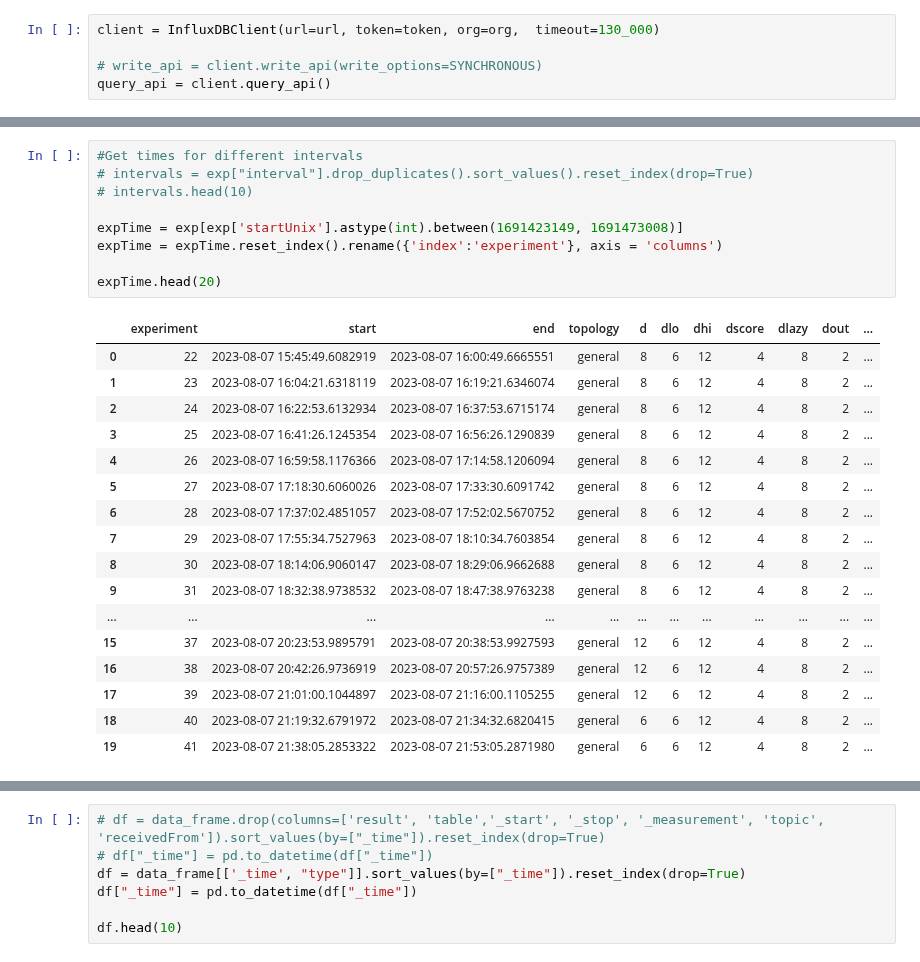
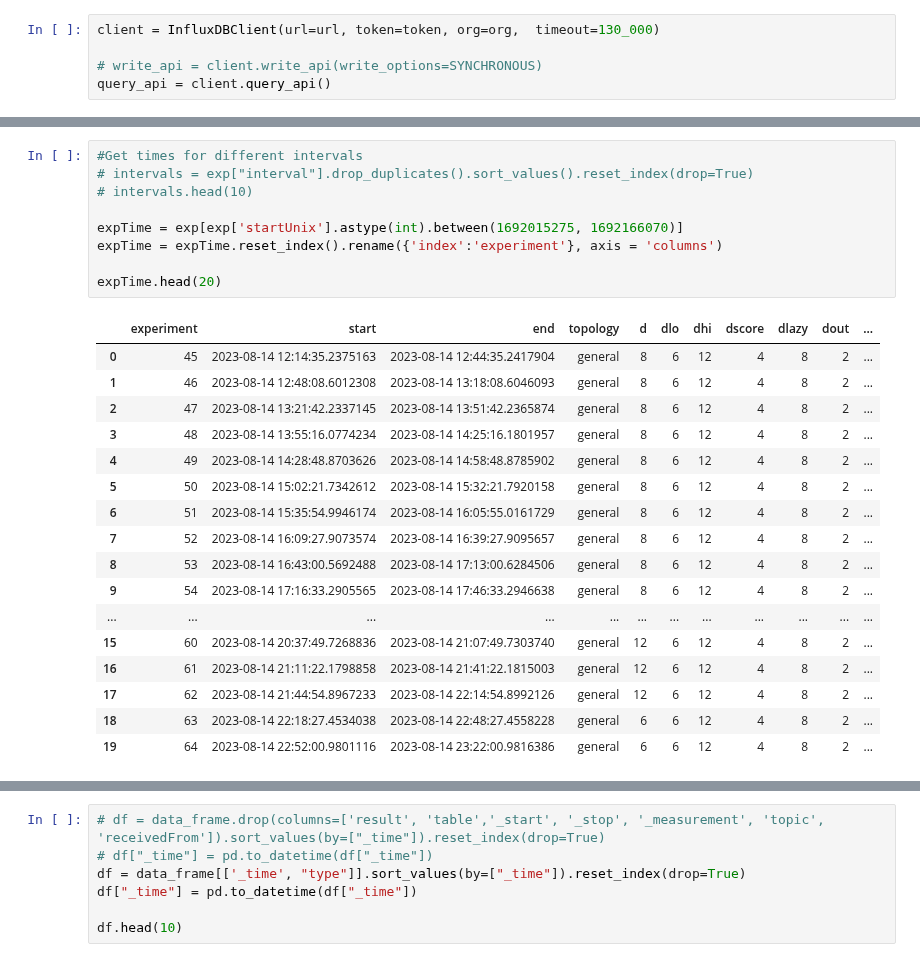
Before and after one commit to FlavScheidt/flexi-pipe, a Jupyter notebook: data/Notebooks/TimeSeries.ipynb, the cells around one changed output, grey strips where cells are left out. Cells and saved outputs as stored; diff of their text form.

```diff
--- a/data/Notebooks/TimeSeries.ipynb
+++ b/data/Notebooks/TimeSeries.ipynb
@@ -125,29 +125,29 @@ exp.tail(100)
 # %%
 #Get times for different intervals
 # intervals = exp["interval"].drop_duplicates().sort_values().reset_index(drop=True)
 # intervals.head(10)
 
-expTime = exp[exp['startUnix'].astype(int).between(1691423149, 1691473008)]
+expTime = exp[exp['startUnix'].astype(int).between(1692015275, 1692166070)]
 expTime = expTime.reset_index().rename({'index':'experiment'}, axis = 'columns')
 
 expTime.head(20)
 # %% [output]
 |  | experiment | start | end | topology | d | dlo | dhi | dscore | dlazy | dout | ... |
-| 0 | 22 | 2023-08-07 15:45:49.6082919 | 2023-08-07 16:00:49.6665551 | general | 8 | 6 | 12 | 4 | 8 | 2 | ... |
-| 1 | 23 | 2023-08-07 16:04:21.6318119 | 2023-08-07 16:19:21.6346074 | general | 8 | 6 | 12 | 4 | 8 | 2 | ... |
-| 2 | 24 | 2023-08-07 16:22:53.6132934 | 2023-08-07 16:37:53.6715174 | general | 8 | 6 | 12 | 4 | 8 | 2 | ... |
-| 3 | 25 | 2023-08-07 16:41:26.1245354 | 2023-08-07 16:56:26.1290839 | general | 8 | 6 | 12 | 4 | 8 | 2 | ... |
-| 4 | 26 | 2023-08-07 16:59:58.1176366 | 2023-08-07 17:14:58.1206094 | general | 8 | 6 | 12 | 4 | 8 | 2 | ... |
-| 5 | 27 | 2023-08-07 17:18:30.6060026 | 2023-08-07 17:33:30.6091742 | general | 8 | 6 | 12 | 4 | 8 | 2 | ... |
-| 6 | 28 | 2023-08-07 17:37:02.4851057 | 2023-08-07 17:52:02.5670752 | general | 8 | 6 | 12 | 4 | 8 | 2 | ... |
-| 7 | 29 | 2023-08-07 17:55:34.7527963 | 2023-08-07 18:10:34.7603854 | general | 8 | 6 | 12 | 4 | 8 | 2 | ... |
-| 8 | 30 | 2023-08-07 18:14:06.9060147 | 2023-08-07 18:29:06.9662688 | general | 8 | 6 | 12 | 4 | 8 | 2 | ... |
-| 9 | 31 | 2023-08-07 18:32:38.9738532 | 2023-08-07 18:47:38.9763238 | general | 8 | 6 | 12 | 4 | 8 | 2 | ... |
+| 0 | 45 | 2023-08-14 12:14:35.2375163 | 2023-08-14 12:44:35.2417904 | general | 8 | 6 | 12 | 4 | 8 | 2 | ... |
+| 1 | 46 | 2023-08-14 12:48:08.6012308 | 2023-08-14 13:18:08.6046093 | general | 8 | 6 | 12 | 4 | 8 | 2 | ... |
+| 2 | 47 | 2023-08-14 13:21:42.2337145 | 2023-08-14 13:51:42.2365874 | general | 8 | 6 | 12 | 4 | 8 | 2 | ... |
+| 3 | 48 | 2023-08-14 13:55:16.0774234 | 2023-08-14 14:25:16.1801957 | general | 8 | 6 | 12 | 4 | 8 | 2 | ... |
+| 4 | 49 | 2023-08-14 14:28:48.8703626 | 2023-08-14 14:58:48.8785902 | general | 8 | 6 | 12 | 4 | 8 | 2 | ... |
+| 5 | 50 | 2023-08-14 15:02:21.7342612 | 2023-08-14 15:32:21.7920158 | general | 8 | 6 | 12 | 4 | 8 | 2 | ... |
+| 6 | 51 | 2023-08-14 15:35:54.9946174 | 2023-08-14 16:05:55.0161729 | general | 8 | 6 | 12 | 4 | 8 | 2 | ... |
+| 7 | 52 | 2023-08-14 16:09:27.9073574 | 2023-08-14 16:39:27.9095657 | general | 8 | 6 | 12 | 4 | 8 | 2 | ... |
+| 8 | 53 | 2023-08-14 16:43:00.5692488 | 2023-08-14 17:13:00.6284506 | general | 8 | 6 | 12 | 4 | 8 | 2 | ... |
+| 9 | 54 | 2023-08-14 17:16:33.2905565 | 2023-08-14 17:46:33.2946638 | general | 8 | 6 | 12 | 4 | 8 | 2 | ... |
 | ... | ... | ... | ... | ... | ... | ... | ... | ... | ... | ... | ... |
-| 15 | 37 | 2023-08-07 20:23:53.9895791 | 2023-08-07 20:38:53.9927593 | general | 12 | 6 | 12 | 4 | 8 | 2 | ... |
-| 16 | 38 | 2023-08-07 20:42:26.9736919 | 2023-08-07 20:57:26.9757389 | general | 12 | 6 | 12 | 4 | 8 | 2 | ... |
-| 17 | 39 | 2023-08-07 21:01:00.1044897 | 2023-08-07 21:16:00.1105255 | general | 12 | 6 | 12 | 4 | 8 | 2 | ... |
-| 18 | 40 | 2023-08-07 21:19:32.6791972 | 2023-08-07 21:34:32.6820415 | general | 6 | 6 | 12 | 4 | 8 | 2 | ... |
-| 19 | 41 | 2023-08-07 21:38:05.2853322 | 2023-08-07 21:53:05.2871980 | general | 6 | 6 | 12 | 4 | 8 | 2 | ... |
+| 15 | 60 | 2023-08-14 20:37:49.7268836 | 2023-08-14 21:07:49.7303740 | general | 12 | 6 | 12 | 4 | 8 | 2 | ... |
+| 16 | 61 | 2023-08-14 21:11:22.1798858 | 2023-08-14 21:41:22.1815003 | general | 12 | 6 | 12 | 4 | 8 | 2 | ... |
+| 17 | 62 | 2023-08-14 21:44:54.8967233 | 2023-08-14 22:14:54.8992126 | general | 12 | 6 | 12 | 4 | 8 | 2 | ... |
+| 18 | 63 | 2023-08-14 22:18:27.4534038 | 2023-08-14 22:48:27.4558228 | general | 6 | 6 | 12 | 4 | 8 | 2 | ... |
+| 19 | 64 | 2023-08-14 22:52:00.9801116 | 2023-08-14 23:22:00.9816386 | general | 6 | 6 | 12 | 4 | 8 | 2 | ... |
 # %%
 data_frame = query_api.query_data_frame('from(bucket: "gs") '
```
Also changed, not shown: parts of 2 cells of this notebook, 4 other files.
